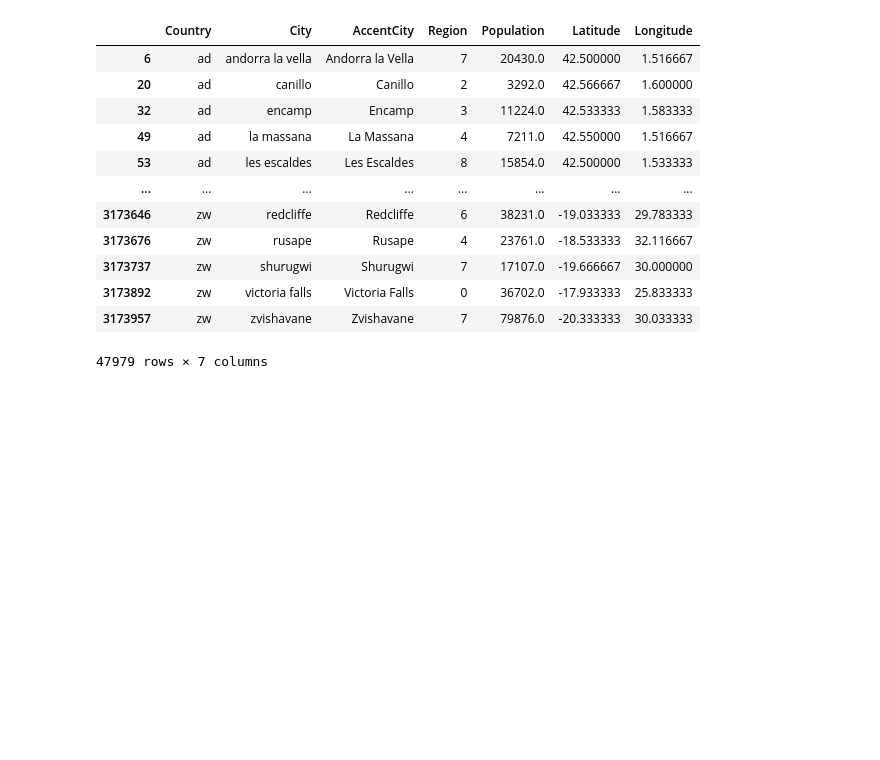
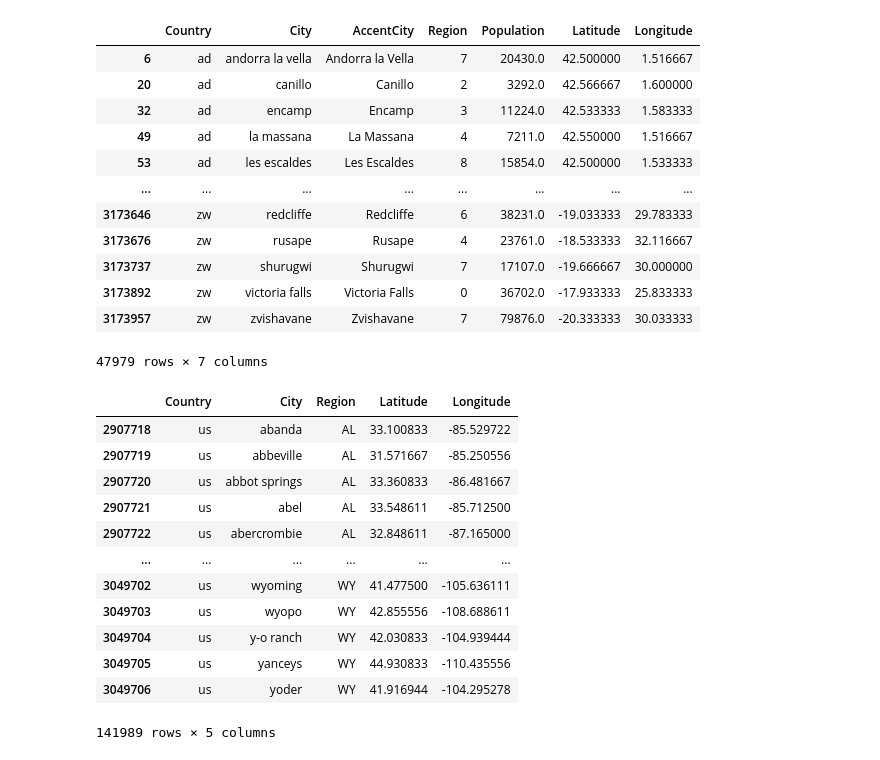
Before and after one commit to christophergarcia89/bci, a Jupyter notebook: Hipotesis.ipynb, the cells around one changed output. Drawn from its saved outputs; the diff is of its cells as text; code cells hidden in the pictures; blank space fills up the shorter version.

```diff
--- a/Hipotesis.ipynb
+++ b/Hipotesis.ipynb
@@ -227,3 +227,19 @@ data2.to_csv (r'/content/drive/MyDrive/BCI/datasetPopulation.csv', index=None)
 # %%
 #Se suber los archivos generados en servicio de mymaps de Google para referenciar puntos en mapa. Se distribuyen en distintos archivos por el peso de los archivos, lo cuál el servicio
 #de google no soporta un peso mayor a 10mb.
+# %%
+dataset_us
+# %% [output]
+|  | Country | City | Region | Latitude | Longitude |
+| 2907718 | us | abanda | AL | 33.100833 | -85.529722 |
+| 2907719 | us | abbeville | AL | 31.571667 | -85.250556 |
+| 2907720 | us | abbot springs | AL | 33.360833 | -86.481667 |
+| 2907721 | us | abel | AL | 33.548611 | -85.712500 |
+| 2907722 | us | abercrombie | AL | 32.848611 | -87.165000 |
+| ... | ... | ... | ... | ... | ... |
+| 3049702 | us | wyoming | WY | 41.477500 | -105.636111 |
+| 3049703 | us | wyopo | WY | 42.855556 | -108.688611 |
+| 3049704 | us | y-o ranch | WY | 42.030833 | -104.939444 |
+| 3049705 | us | yanceys | WY | 44.930833 | -110.435556 |
+| 3049706 | us | yoder | WY | 41.916944 | -104.295278 |
+141989 rows × 5 columns
```
Also changed, not shown: parts of 8 cells of this notebook.
